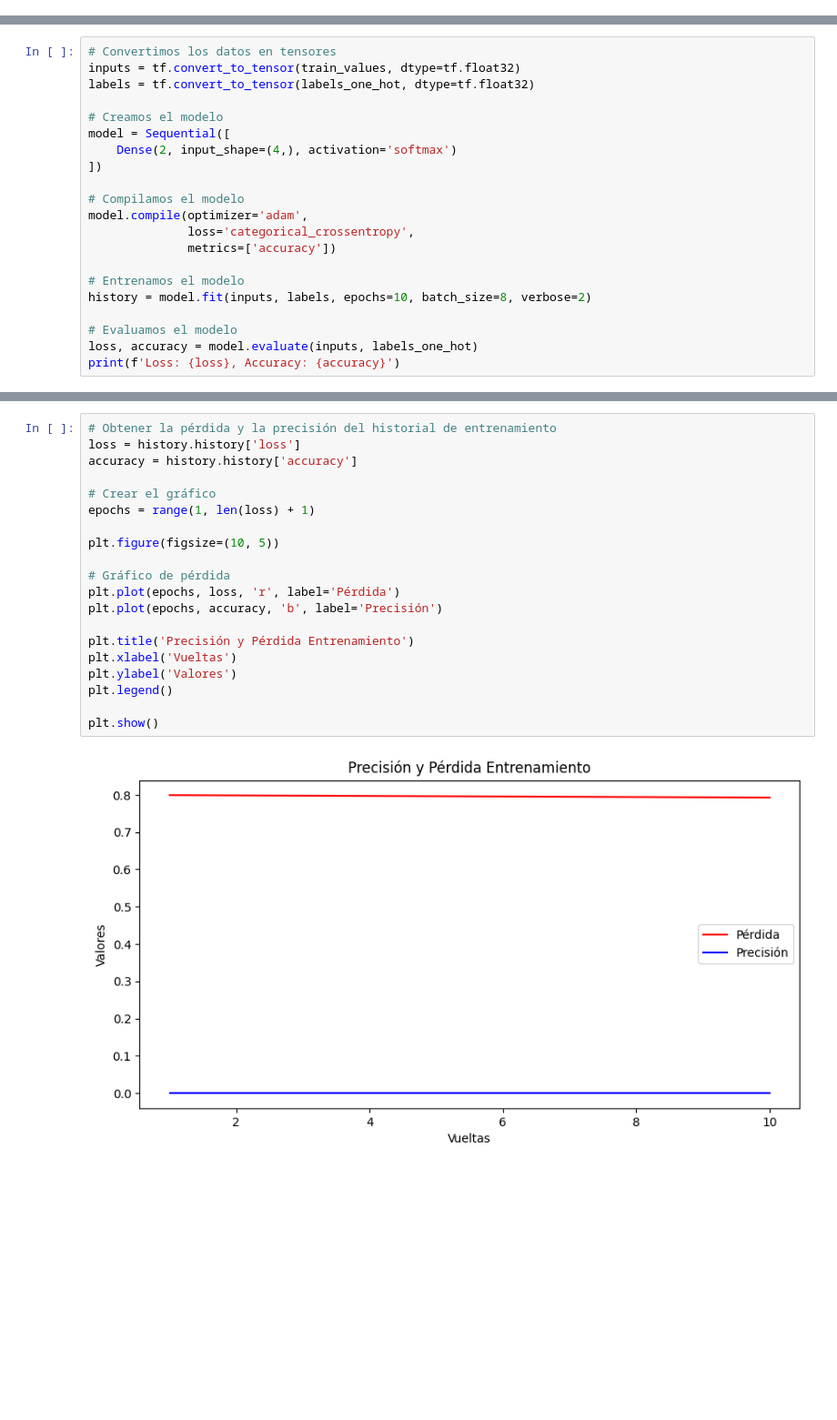
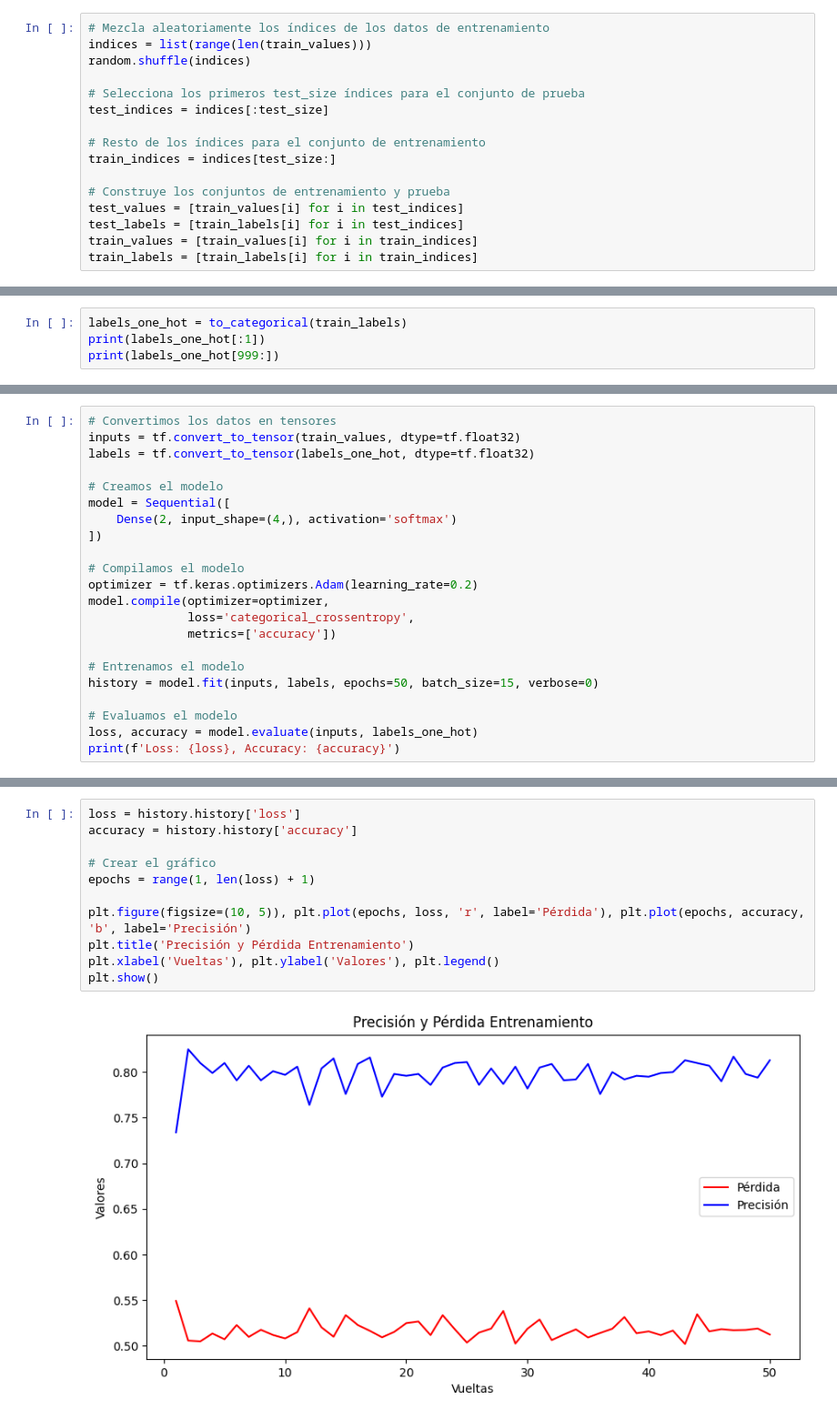
Before and after one commit to FJavierDL/Proyecto_Guante, a Jupyter notebook: VS/extraccion_datos.ipynb, the cells around one changed output, grey strips where cells are left out. Shown: that part at 91% size. Cells and saved outputs as stored; diff of their text form; blank space fills up the shorter version.

Commit message:
Subida fichero datos y red 1

```diff
--- a/VS/extraccion_datos.ipynb
+++ b/VS/extraccion_datos.ipynb
@@ -45,0 +33,16 @@ labels_values
+# %%
+# Mezcla aleatoriamente los índices de los datos de entrenamiento
+indices = list(range(len(train_values)))
+random.shuffle(indices)
+
+# Selecciona los primeros test_size índices para el conjunto de prueba
+test_indices = indices[:test_size]
+
+# Resto de los índices para el conjunto de entrenamiento
+train_indices = indices[test_size:]
+
+# Construye los conjuntos de entrenamiento y prueba
+test_values = [train_values[i] for i in test_indices]
+test_labels = [train_labels[i] for i in test_indices]
+train_values = [train_values[i] for i in train_indices]
+train_labels = [train_labels[i] for i in train_indices]
@@ -45,0 +65,4 @@ labels_values
+# %%
+labels_one_hot = to_categorical(train_labels)
+print(labels_one_hot[:1])
+print(labels_one_hot[999:])
@@ -54,12 +80,13 @@ model = Sequential([
 ])
 
 # Compilamos el modelo
-model.compile(optimizer='adam',
+optimizer = tf.keras.optimizers.Adam(learning_rate=0.2)
+model.compile(optimizer=optimizer,
               loss='categorical_crossentropy',
               metrics=['accuracy'])
 
 # Entrenamos el modelo
-history = model.fit(inputs, labels, epochs=10, batch_size=8, verbose=2)
+history = model.fit(inputs, labels, epochs=50, batch_size=15, verbose=0)
 
 # Evaluamos el modelo
 loss, accuracy = model.evaluate(inputs, labels_one_hot)
@@ -85,22 +97,13 @@ Loss: 0.7919840812683105, Accuracy: 0.0
 # %%
-# Obtener la pérdida y la precisión del historial de entrenamiento
 loss = history.history['loss']
 accuracy = history.history['accuracy']
 
 # Crear el gráfico
 epochs = range(1, len(loss) + 1)
 
-plt.figure(figsize=(10, 5))
-
-# Gráfico de pérdida
-plt.plot(epochs, loss, 'r', label='Pérdida')
-plt.plot(epochs, accuracy, 'b', label='Precisión')
-
+plt.figure(figsize=(10, 5)), plt.plot(epochs, loss, 'r', label='Pérdida'), plt.plot(epochs, accuracy, 'b', label='Precisión')
 plt.title('Precisión y Pérdida Entrenamiento')
-plt.xlabel('Vueltas')
-plt.ylabel('Valores')
-plt.legend()
-
+plt.xlabel('Vueltas'), plt.ylabel('Valores'), plt.legend()
 plt.show()
 # %% [output]
-[figure, old version]
+[figure, new version]
```
Also changed, not shown: parts of 5 cells of this notebook.
